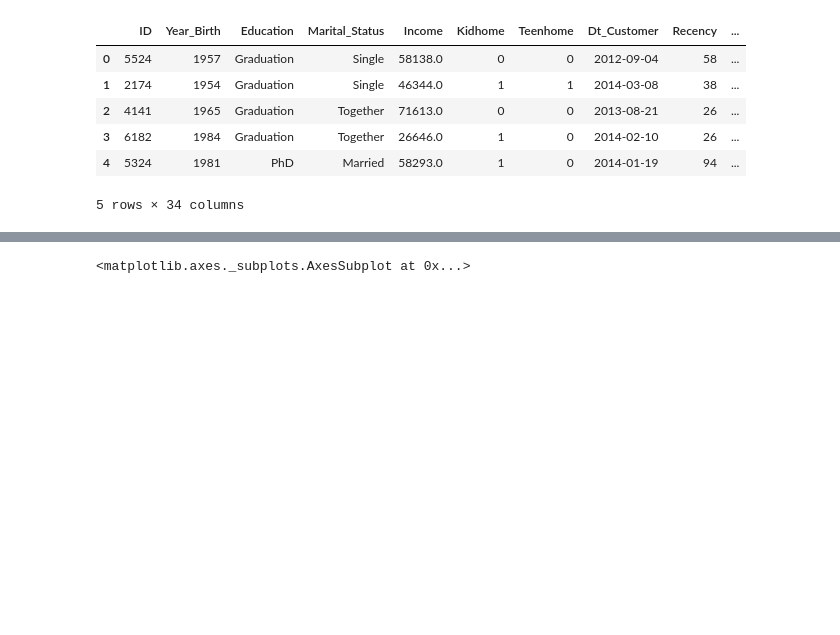
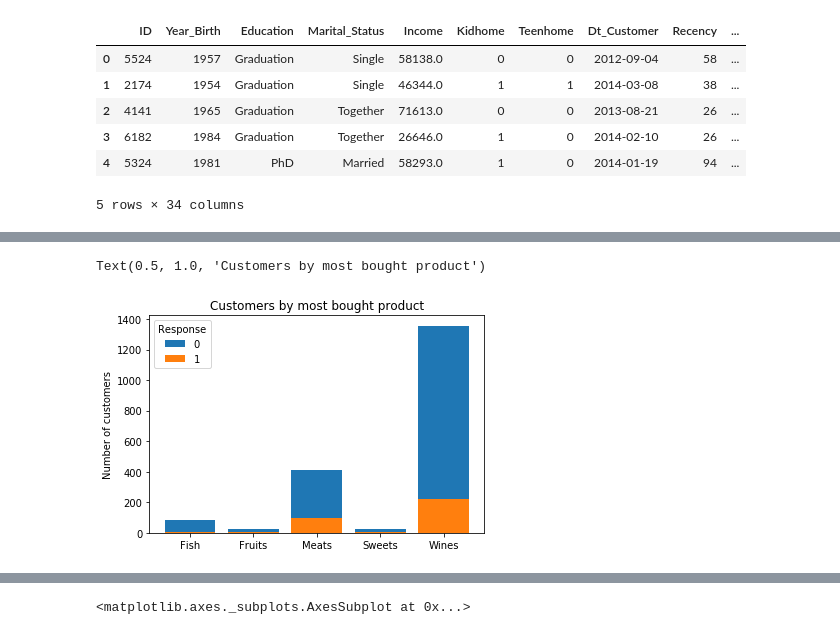
Before and after one commit to italosichi/ifood-data-business-analyst-test, a Jupyter notebook: ifood_analysis.ipynb, the cells around one changed output, grey strips where cells are left out. Cells and saved outputs as stored; diff of their text form; code cells hidden in the pictures; blank space fills up the shorter version.

```diff
--- a/ifood_analysis.ipynb
+++ b/ifood_analysis.ipynb
@@ -118,0 +174,14 @@ df['']
+# %%
+y0 = df.groupby(by=['Response','Most_bought']).count()['ID'][0].values
+y1 = df.groupby(by=['Response','Most_bought']).count()['ID'][1].values
+ind = df.groupby(by=['Response','Most_bought']).count()['ID'][0].index
+
+ax0=plt.axes()
+ax0.bar(x=ind,height=y0)
+ax0.bar(x=ind,height=y1)
+ax0.legend(['0','1'],title = 'Response')
+ax0.set_ylabel('Number of customers')
+ax0.set_title('Customers by most bought product')
+# %% [output]
+Text(0.5, 1.0, 'Customers by most bought product')
+[figure, added]
```
Also changed, not shown: parts of 31 cells of this notebook.
